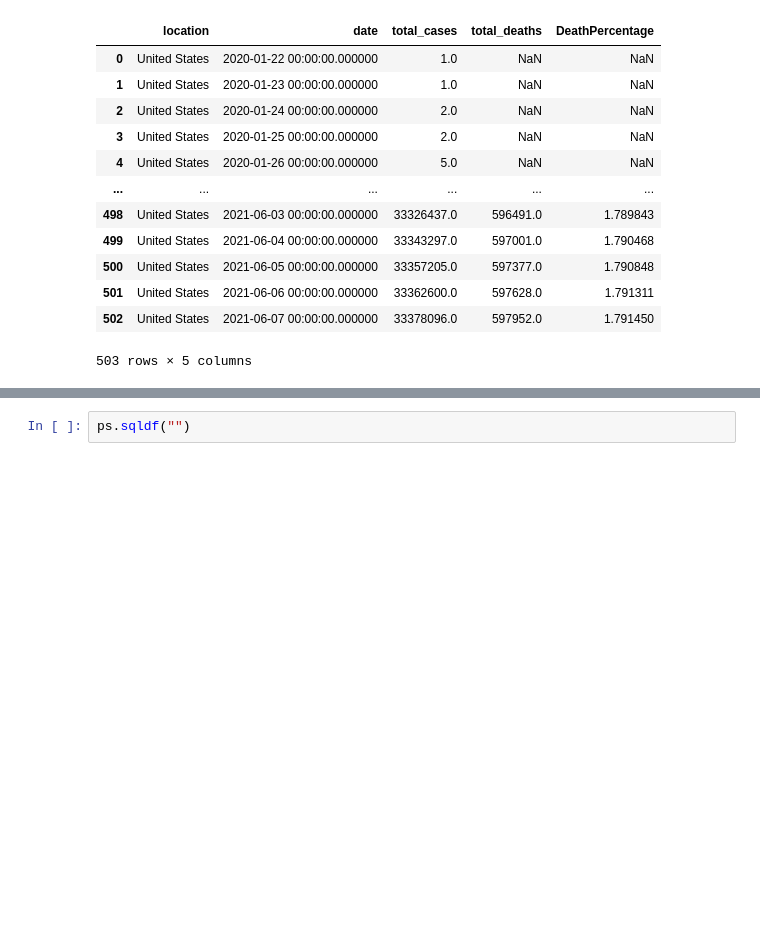
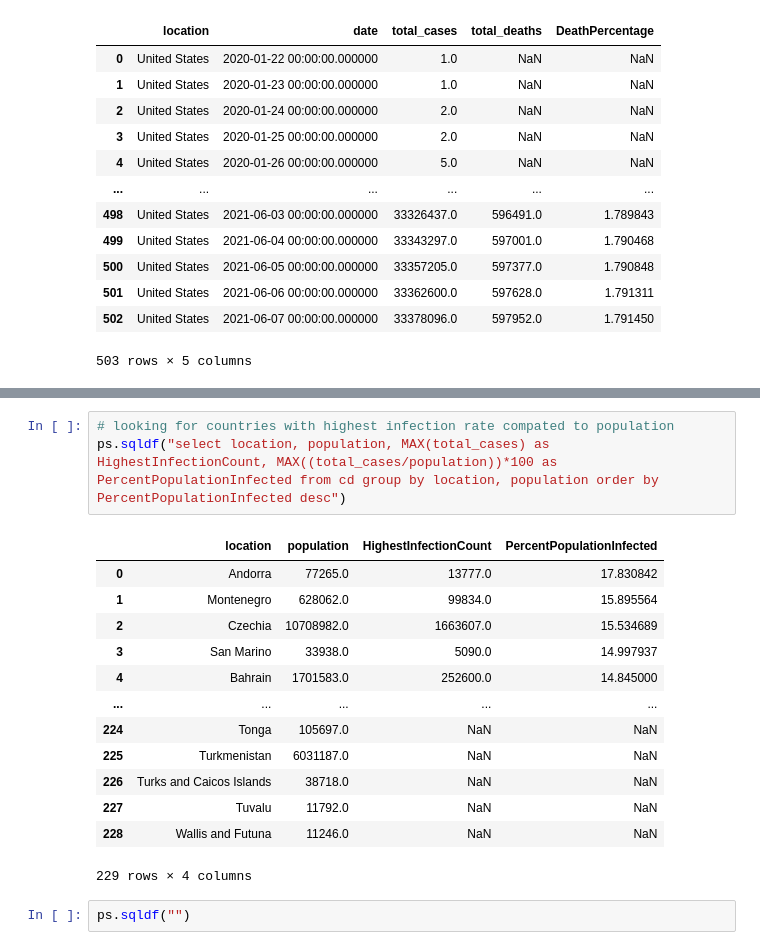
Before and after one commit to atalebizadeh/Examples, a Jupyter notebook: COVID-19/COVID-19 Pandasql.ipynb, the cells around one changed output, grey strips where cells are left out. Saved outputs shown, nothing was run; the diff lists cells and outputs as text; blank space fills up the shorter version.

```diff
--- a/COVID-19/COVID-19 Pandasql.ipynb
+++ b/COVID-19/COVID-19 Pandasql.ipynb
@@ -109,6 +109,23 @@ ps.sqldf("select location, date, population, total_cases, (total_cases/populatio
 | 501 | United States | 2021-06-06 00:00:00.000000 | 331002647.0 | 33362600.0 | 1.007925e+01 |
 | 502 | United States | 2021-06-07 00:00:00.000000 | 331002647.0 | 33378096.0 | 1.008394e+01 |
 503 rows × 5 columns
+# %%
+# looking for countries with highest infection rate compated to population
+ps.sqldf("select location, population, MAX(total_cases) as HighestInfectionCount, MAX((total_cases/population))*100 as PercentPopulationInfected from cd group by location, population order by PercentPopulationInfected desc")
+# %% [output]
+|  | location | population | HighestInfectionCount | PercentPopulationInfected |
+| 0 | Andorra | 77265.0 | 13777.0 | 17.830842 |
+| 1 | Montenegro | 628062.0 | 99834.0 | 15.895564 |
+| 2 | Czechia | 10708982.0 | 1663607.0 | 15.534689 |
+| 3 | San Marino | 33938.0 | 5090.0 | 14.997937 |
+| 4 | Bahrain | 1701583.0 | 252600.0 | 14.845000 |
+| ... | ... | ... | ... | ... |
+| 224 | Tonga | 105697.0 | NaN | NaN |
+| 225 | Turkmenistan | 6031187.0 | NaN | NaN |
+| 226 | Turks and Caicos Islands | 38718.0 | NaN | NaN |
+| 227 | Tuvalu | 11792.0 | NaN | NaN |
+| 228 | Wallis and Futuna | 11246.0 | NaN | NaN |
+229 rows × 4 columns
 # %%
 ps.sqldf("")
 # %%
```
Also changed, not shown: parts of 2 cells of this notebook.
